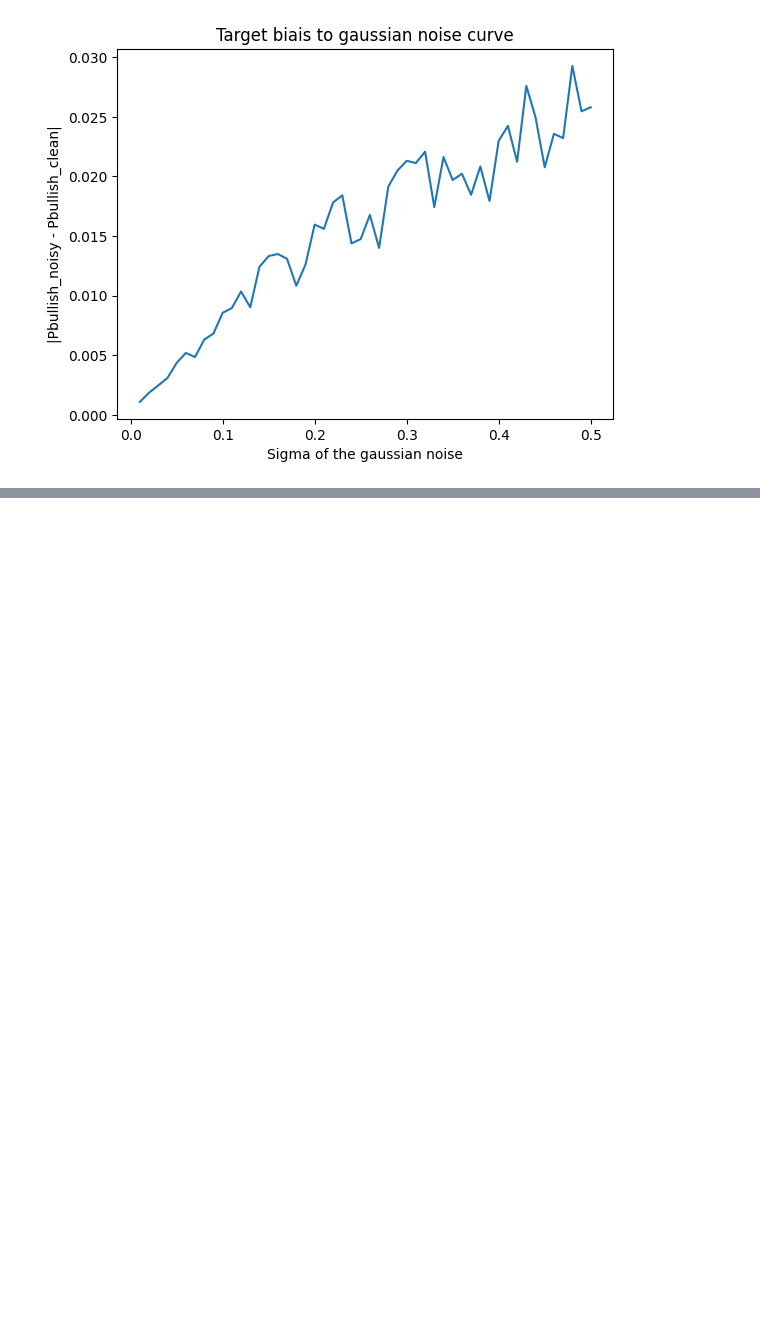
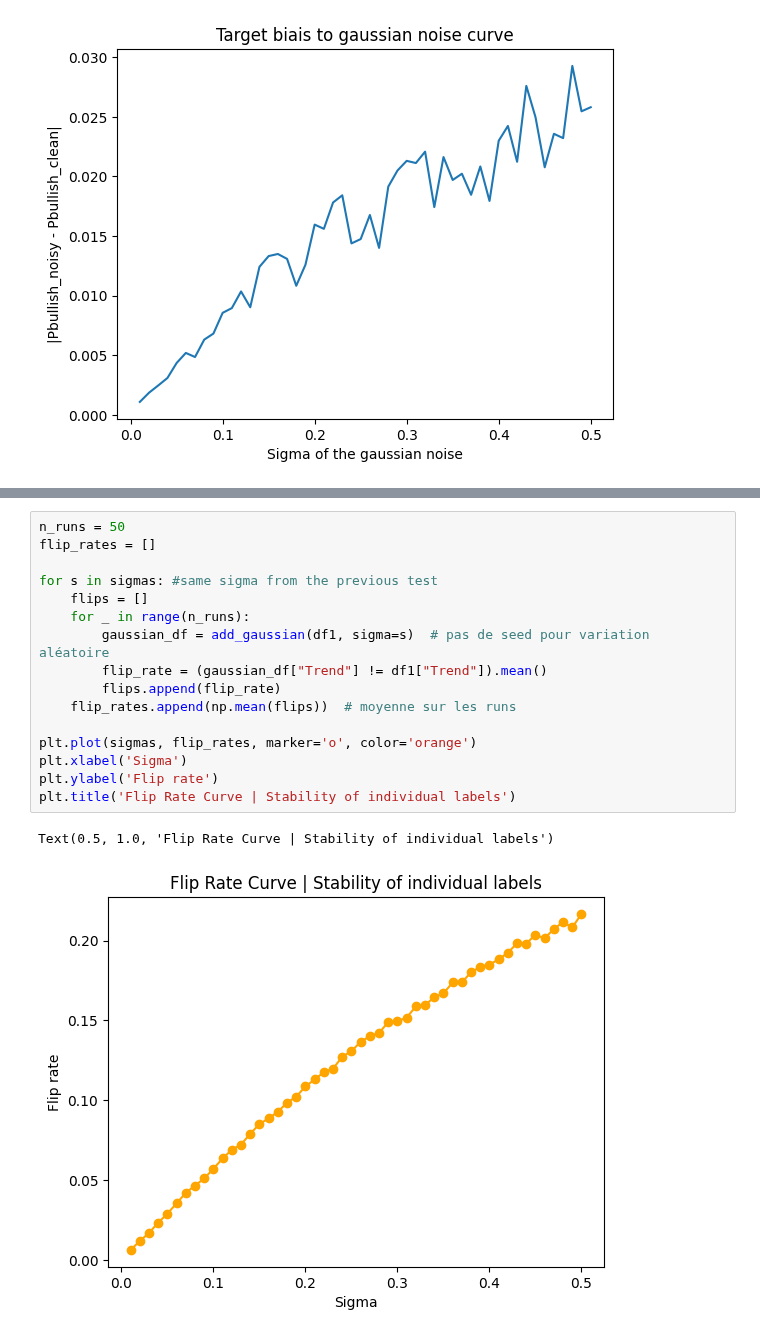
Before and after one commit to Bissapinho/Trend-classifier, a Jupyter notebook: notebooks/target_testing.ipynb, the cells around one changed output, grey strips where cells are left out. Cells and saved outputs as stored; diff of their text form; blank space fills up the shorter version.

Commit message:
Flip rate test and gaussian noise ccl

```diff
--- a/notebooks/target_testing.ipynb
+++ b/notebooks/target_testing.ipynb
@@ -169,0 +180,19 @@ The target set seems to be insensitive to gaussian noise and thus may truly desc
+# %%
+n_runs = 50
+flip_rates = []
+
+for s in sigmas: #same sigma from the previous test
+    flips = []
+    for _ in range(n_runs):
+        gaussian_df = add_gaussian(df1, sigma=s)  # pas de seed pour variation aléatoire
+        flip_rate = (gaussian_df["Trend"] != df1["Trend"]).mean()
+        flips.append(flip_rate)
+    flip_rates.append(np.mean(flips))  # moyenne sur les runs
+
+plt.plot(sigmas, flip_rates, marker='o', color='orange')
+plt.xlabel('Sigma')
+plt.ylabel('Flip rate')
+plt.title('Flip Rate Curve | Stability of individual labels')
+# %% [output]
+Text(0.5, 1.0, 'Flip Rate Curve | Stability of individual labels')
+[figure, added]
```
Also changed, not shown: parts of 2 cells of this notebook.
